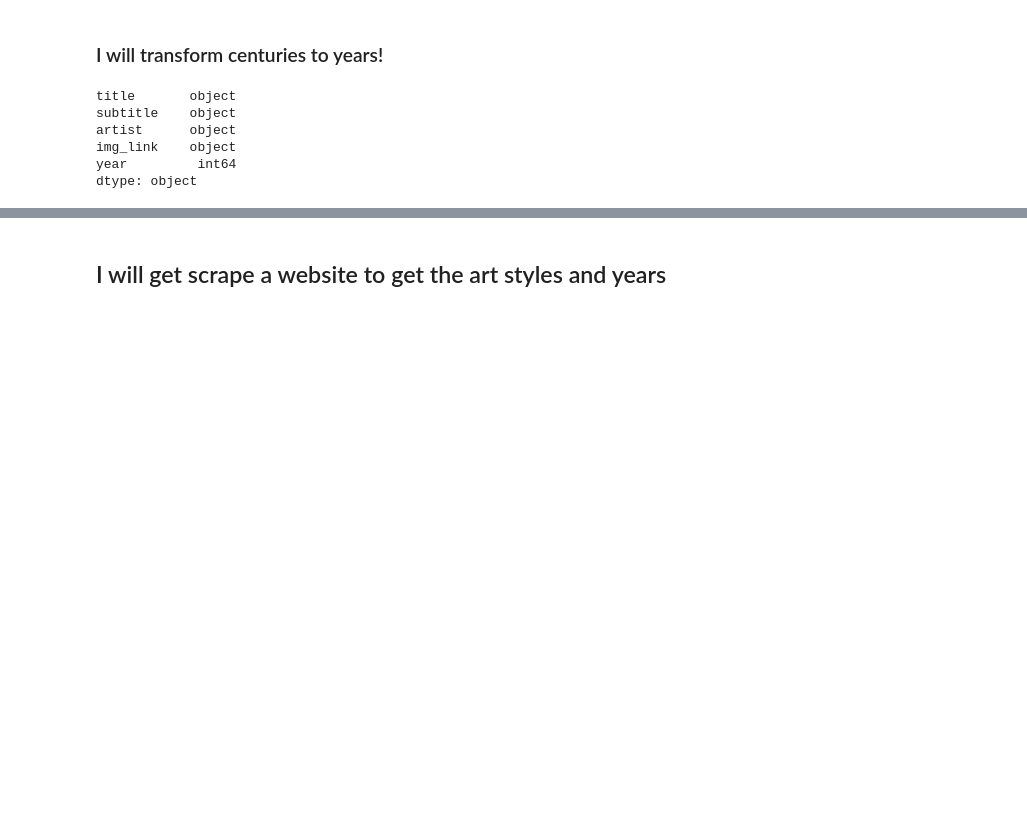
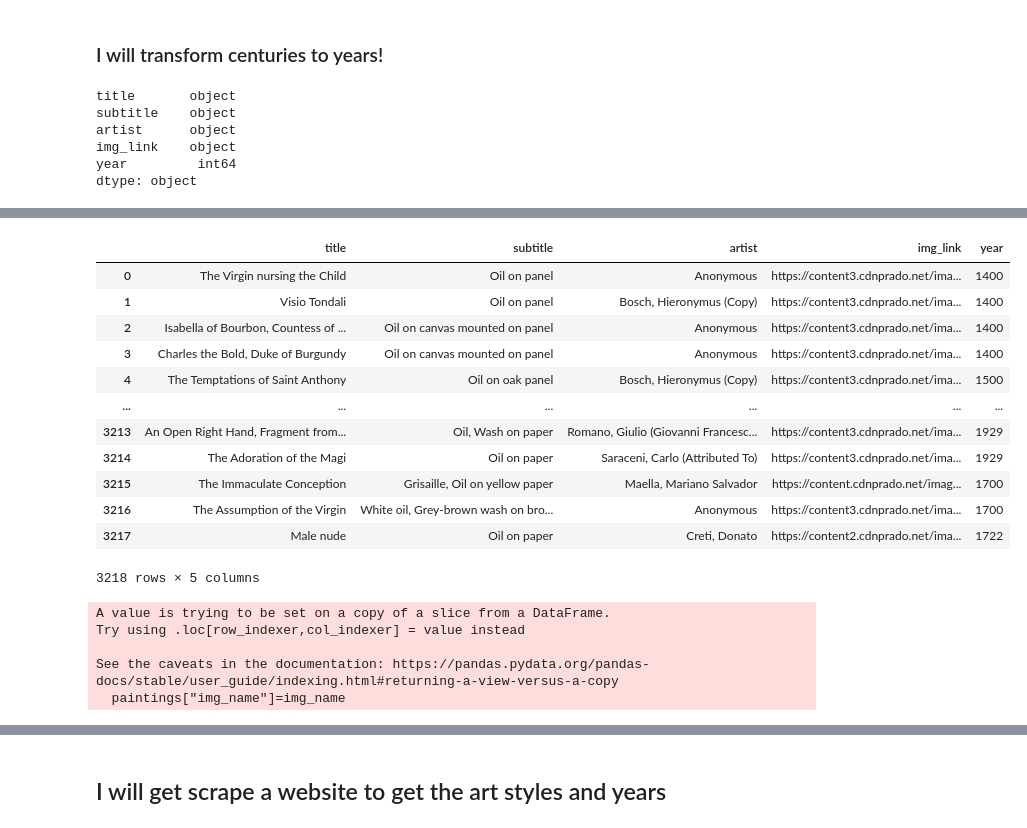
Before and after one commit to bernatbellmunt/final_project_IH, a Jupyter notebook: scrape.ipynb, the cells around one changed output, grey strips where cells are left out. Saved outputs shown, nothing was run; the diff lists cells and outputs as text; code cells hidden in the pictures; blank space fills up the shorter version.

```diff
--- a/scrape.ipynb
+++ b/scrape.ipynb
@@ -296,0 +299,3 @@ prado_df.to_csv("datasets/prado.csv",index=False)
+# %%
+prova= pd.read_csv("datasets/prado.csv")
+prova.sample(5)
@@ -296,0 +309,31 @@ prado_df.to_csv("datasets/prado.csv",index=False)
+# %%
+paintings = prova[prova['subtitle'].astype(str).str.contains('oil', case=False)]
+# %%
+paintings.reset_index(inplace=True, drop=True)
+paintings
+# %% [output]
+|  | title | subtitle | artist | img_link | year |
+| 0 | The Virgin nursing the Child | Oil on panel | Anonymous | https://content3.cdnprado.net/ima... | 1400 |
+| 1 | Visio Tondali | Oil on panel | Bosch, Hieronymus (Copy) | https://content3.cdnprado.net/ima... | 1400 |
+| 2 | Isabella of Bourbon, Countess of ... | Oil on canvas mounted on panel | Anonymous | https://content3.cdnprado.net/ima... | 1400 |
+| 3 | Charles the Bold, Duke of Burgundy | Oil on canvas mounted on panel | Anonymous | https://content3.cdnprado.net/ima... | 1400 |
+| 4 | The Temptations of Saint Anthony | Oil on oak panel | Bosch, Hieronymus (Copy) | https://content3.cdnprado.net/ima... | 1500 |
+| ... | ... | ... | ... | ... | ... |
+| 3213 | An Open Right Hand, Fragment from... | Oil, Wash on paper | Romano, Giulio (Giovanni Francesc... | https://content3.cdnprado.net/ima... | 1929 |
+| 3214 | The Adoration of the Magi | Oil on paper | Saraceni, Carlo (Attributed To) | https://content3.cdnprado.net/ima... | 1929 |
+| 3215 | The Immaculate Conception | Grisaille, Oil on yellow paper | Maella, Mariano Salvador | https://content.cdnprado.net/imag... | 1700 |
+| 3216 | The Assumption of the Virgin | White oil, Grey-brown wash on bro... | Anonymous | https://content3.cdnprado.net/ima... | 1700 |
+| 3217 | Male nude | Oil on paper | Creti, Donato | https://content2.cdnprado.net/ima... | 1722 |
+3218 rows × 5 columns
+# %%
+img_name=[]
+for elem in paintings["img_link"]:
+    elem = elem.split("/")
+    img_name.append(elem[-1])
+paintings["img_name"]=img_name
+# %% [output]
+A value is trying to be set on a copy of a slice from a DataFrame.
+Try using .loc[row_indexer,col_indexer] = value instead
+
+See the caveats in the documentation: https://pandas.pydata.org/pandas-docs/stable/user_guide/indexing.html#returning-a-view-versus-a-copy
+  paintings["img_name"]=img_name
```
Also changed, not shown: parts of 13 cells of this notebook, 4 other files.
